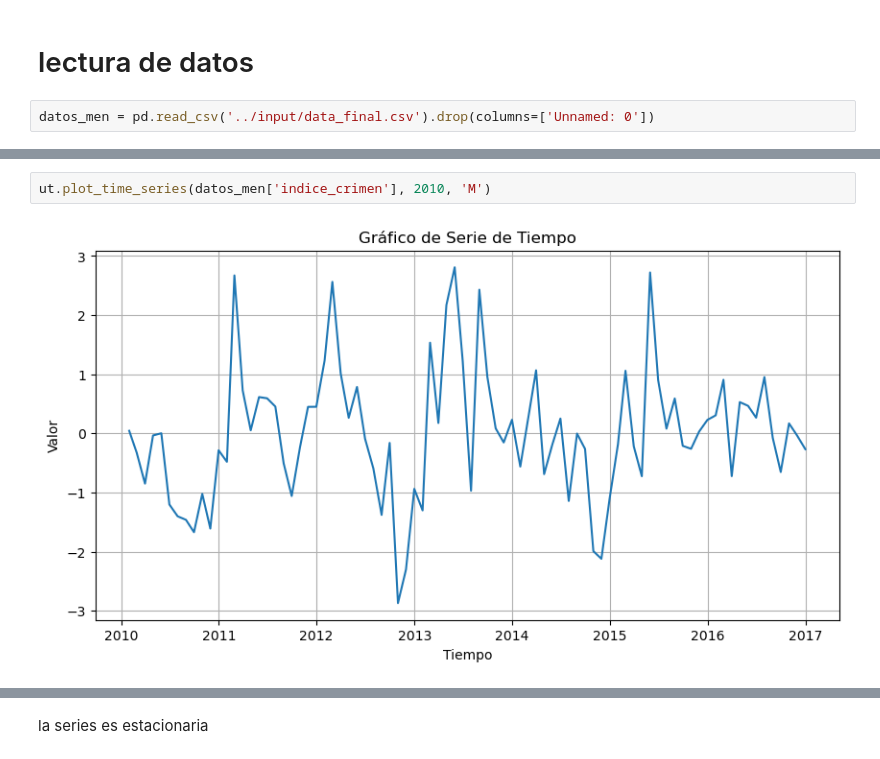
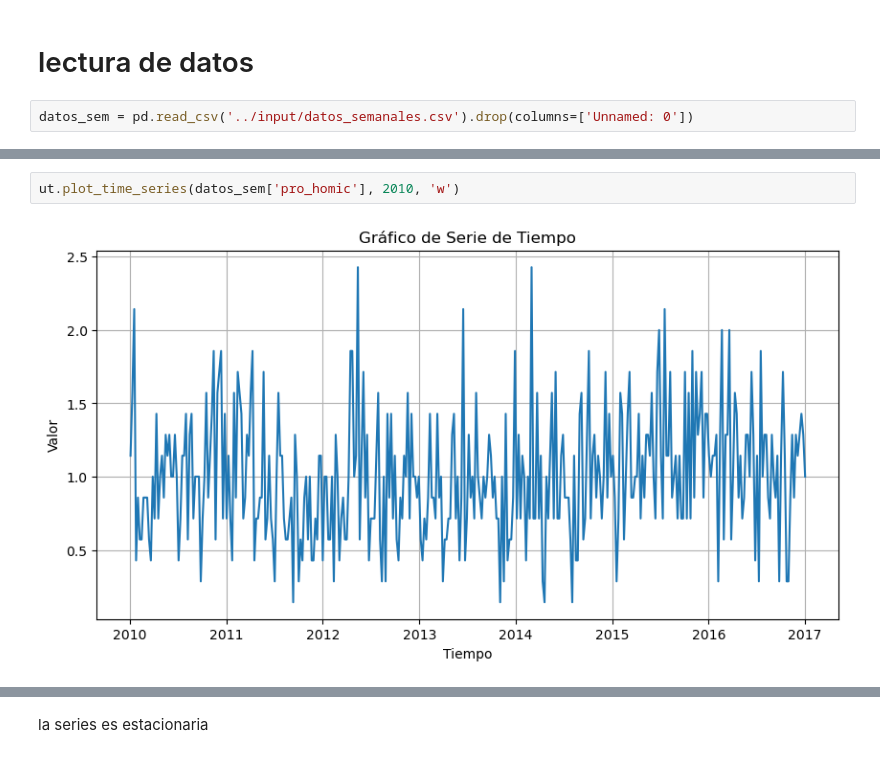
Before and after one commit to briveros23/Series_de_tiempo, a Jupyter notebook: notebook/LSTM.ipynb, the cells around one changed output, grey strips where cells are left out. Drawn from its saved outputs; the diff is of its cells as text.

```diff
--- a/notebook/LSTM.ipynb
+++ b/notebook/LSTM.ipynb
@@ -15,5 +17,5 @@ import statsmodels as sm
 # %% [markdown]
 # lectura de datos
 # %%
-datos_men = pd.read_csv('../input/data_final.csv').drop(columns=['Unnamed: 0'])
+datos_sem = pd.read_csv('../input/datos_semanales.csv').drop(columns=['Unnamed: 0'])
 # %%
@@ -52,4 +30,4 @@ datos.head(10)
 # %%
-ut.plot_time_series(datos_men['indice_crimen'], 2010, 'M')
+ut.plot_time_series(datos_sem['pro_homic'], 2010, 'w')
 # %% [output]
-[figure, old version]
+[figure, new version]
```
Also changed, not shown: parts of 26 cells of this notebook, 2 other files.
